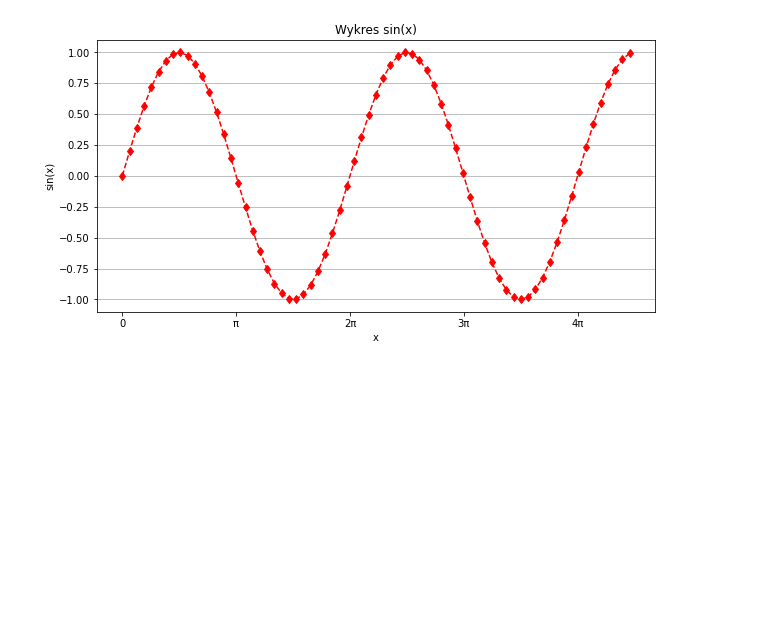
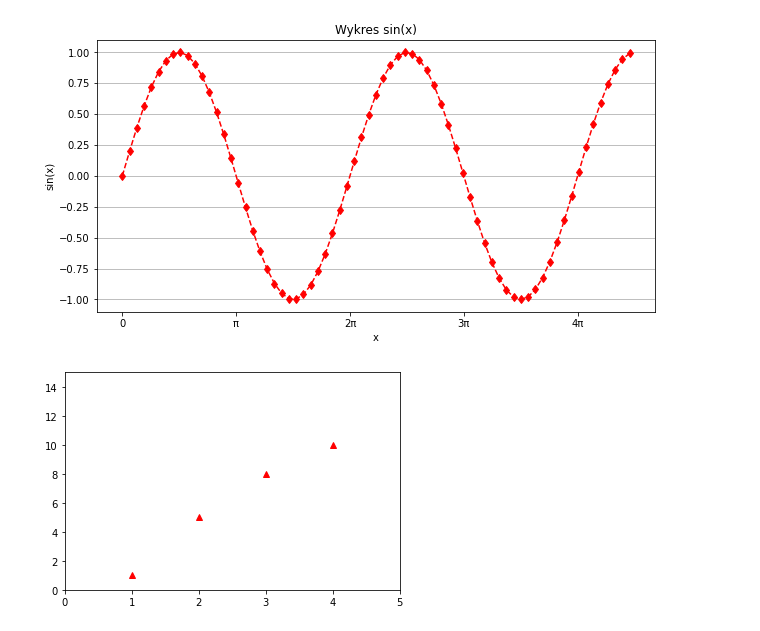
Before and after one commit to pad2012/Python2A, a Jupyter notebook: Dzien04/07-matplotlib.ipynb, the cells around one changed output. Drawn from its saved outputs; the diff is of its cells as text; code cells hidden in the pictures; blank space fills up the shorter version.

```diff
--- a/Dzien04/07-matplotlib.ipynb
+++ b/Dzien04/07-matplotlib.ipynb
@@ -42,3 +42,11 @@ plt.xticks( np.arange(0,4.5*np.pi,np.pi), ['0','π','2π','3π','4π'] )
 plt.show()
 # %% [output]
 [figure]
+# %%
+# wykres punktowy
+# (1,1) (2,5) (3,8) (4,10)
+plt.plot([1,2,3,4], [1,5,8,10], "r^")
+plt.axis([0,5,0,15])
+plt.show()
+# %% [output]
+[figure, added]
```
Also changed, not shown: parts of 12 cells of this notebook, 2 other files.
